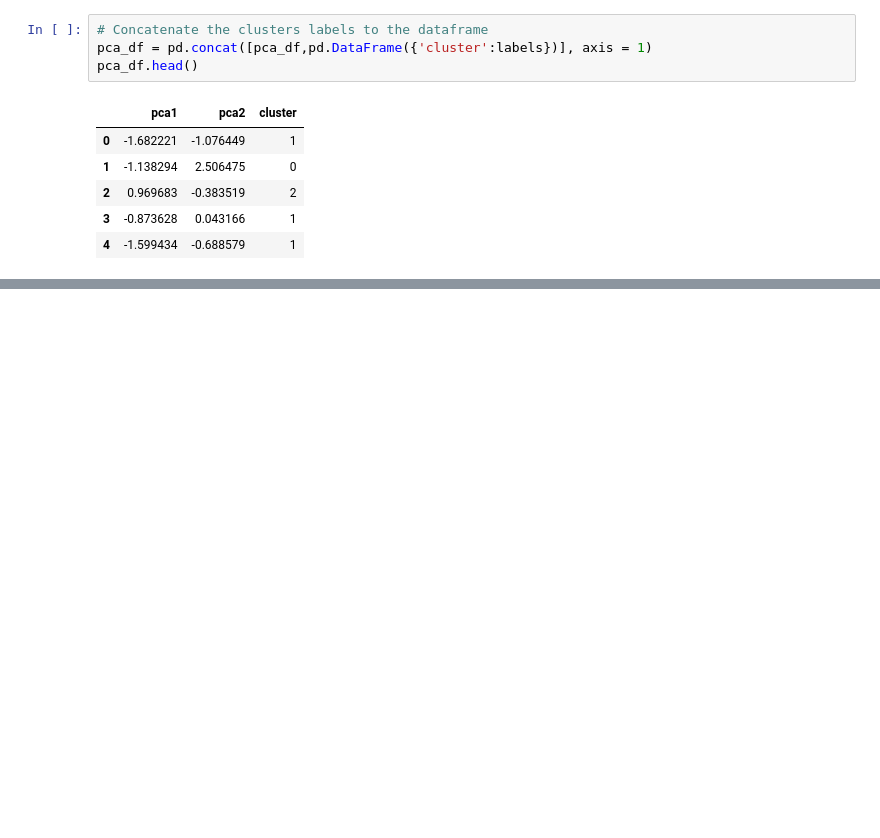
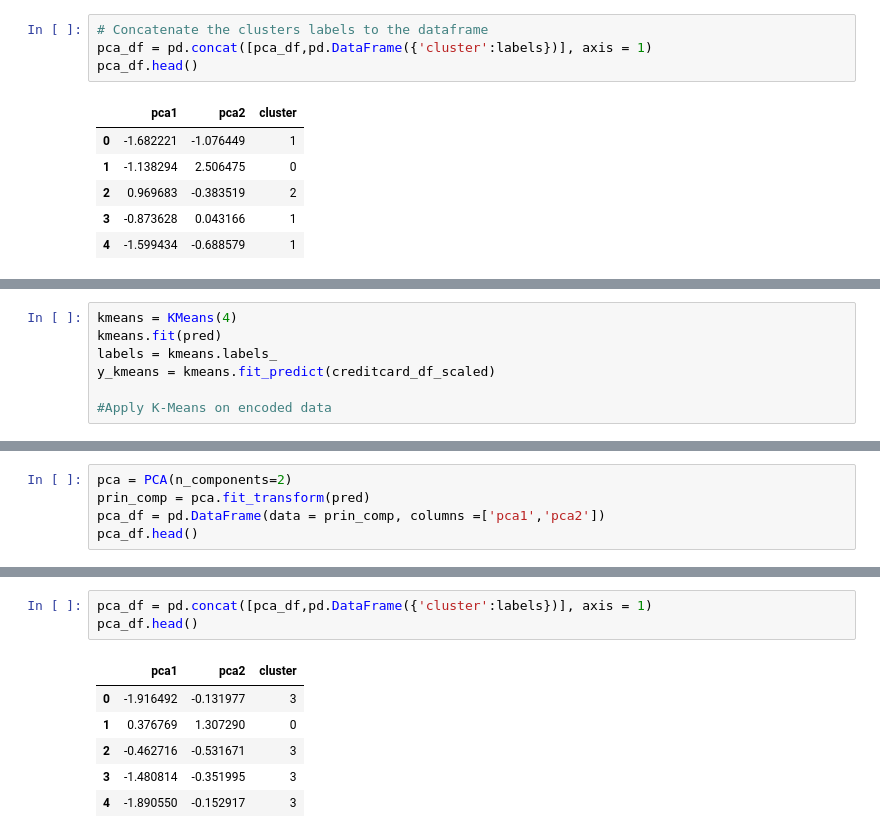
Before and after one commit to hanaprivia/Sales_Campaign, a Jupyter notebook: Marketing_DataScience.ipynb, the cells around one changed output, grey strips where cells are left out. Drawn from its saved outputs; the diff is of its cells as text; blank space fills up the shorter version.

```diff
--- a/Marketing_DataScience.ipynb
+++ b/Marketing_DataScience.ipynb
@@ -403,0 +517,7 @@ plt.show()
+# %%
+kmeans = KMeans(4)
+kmeans.fit(pred)
+labels = kmeans.labels_
+y_kmeans = kmeans.fit_predict(creditcard_df_scaled)
+
+#Apply K-Means on encoded data
@@ -403,0 +534,5 @@ plt.show()
+# %%
+pca = PCA(n_components=2)
+prin_comp = pca.fit_transform(pred)
+pca_df = pd.DataFrame(data = prin_comp, columns =['pca1','pca2'])
+pca_df.head()
@@ -403,0 +546,10 @@ plt.show()
+# %%
+pca_df = pd.concat([pca_df,pd.DataFrame({'cluster':labels})], axis = 1)
+pca_df.head()
+# %% [output]
+|  | pca1 | pca2 | cluster |
+| 0 | -1.916492 | -0.131977 | 3 |
+| 1 | 0.376769 | 1.307290 | 0 |
+| 2 | -0.462716 | -0.531671 | 3 |
+| 3 | -1.480814 | -0.351995 | 3 |
+| 4 | -1.890550 | -0.152917 | 3 |
```
Also changed, not shown: parts of 20 cells of this notebook, 1 other file.
